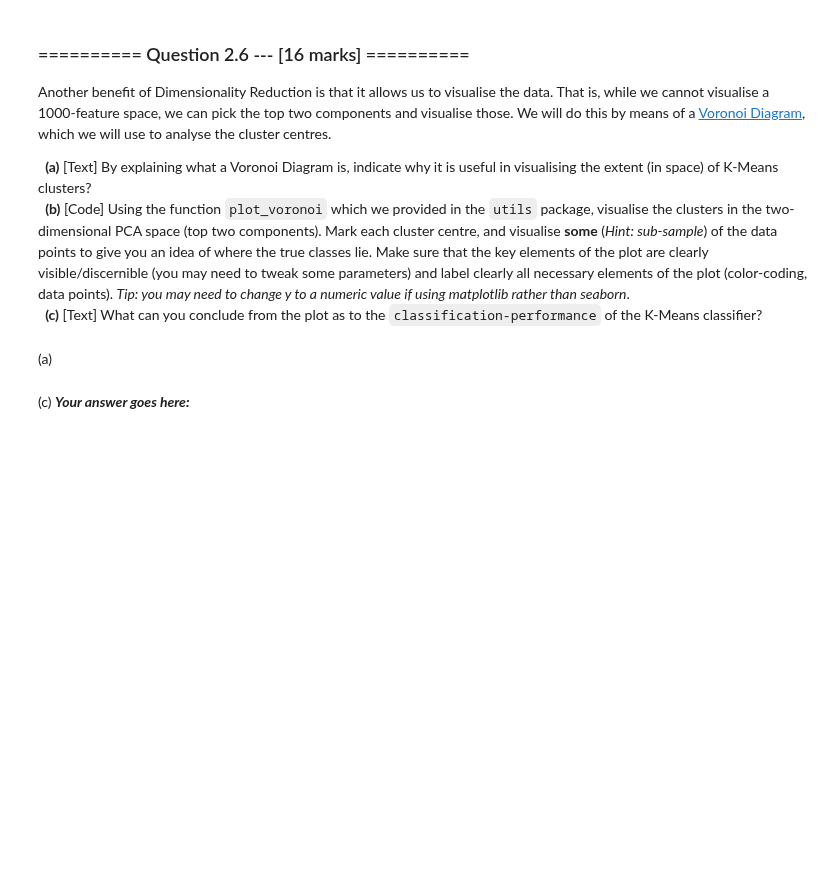
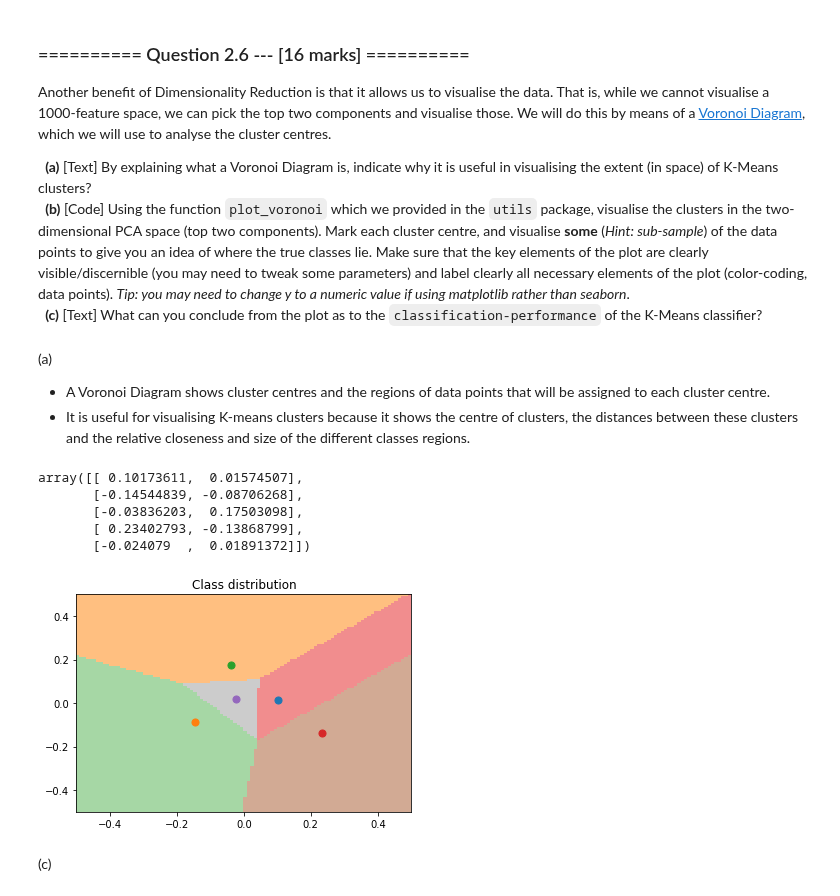
Before and after one commit to tjcdev/iaml, a Jupyter notebook: Assignments/04_A_KMeans.ipynb, the cells around one changed output. Cells and saved outputs as stored; diff of their text form; code cells hidden in the pictures; blank space fills up the shorter version.

```diff
--- a/Assignments/04_A_KMeans.ipynb
+++ b/Assignments/04_A_KMeans.ipynb
@@ -407,5 +407,26 @@ Another benefit of Dimensionality Reduction is that it allows us to visualise th
 &nbsp;&nbsp;**(a)** [Text] By explaining what a Voronoi Diagram is, indicate why it is useful in visualising the extent (in space) of K-Means clusters?<br>
 &nbsp;&nbsp;**(b)** [Code] Using the function `plot_voronoi` which we provided in the `utils` package, visualise the clusters in the two-dimensional PCA space (top two components). Mark each cluster centre, and visualise **some** (*Hint: sub-sample*) of the data points to give you an idea of where the true classes lie. Make sure that the key elements of the plot are clearly visible/discernible (you may need to tweak some parameters) and label clearly all necessary elements of the plot (color-coding, data points). *Tip: you may need to change y to a numeric value if using matplotlib rather than seaborn*.<br>
 &nbsp;&nbsp;**(c)** [Text] What can you conclude from the plot as to the `classification-performance` of the K-Means classifier?
+# %% [markdown]
+(a)
+
+- A Voronoi Diagram shows cluster centres and the regions of data points that will be assigned to each cluster centre.
+- It is useful for visualising K-means clusters because it shows the centre of clusters, the distances between these clusters and the relative closeness and size of the different classes regions.
+# %%
+km.cluster_centers_
+# %% [output]
+array([[ 0.10173611,  0.01574507],
+       [-0.14544839, -0.08706268],
+       [-0.03836203,  0.17503098],
+       [ 0.23402793, -0.13868799],
+       [-0.024079  ,  0.01891372]])
+# %%
+#(b)
+plot_voronoi(km, [-.5, .5, -.5, .5])
+plt.title("Class distribution")
+for centre in km.cluster_centers_:
+    plt.scatter(centre[0], centre[1], marker='o', s=50)
+# %% [output]
+[figure, added]
 # %% [markdown]
-(a)
+(c)
@@ -415,2 +432,0 @@ plot_voronoi(km, [-.5, .5, -.5, .5])
-# %% [markdown]
-(c) ***Your answer goes here:***
```
Also changed, not shown: parts of 1 cell of this notebook.
